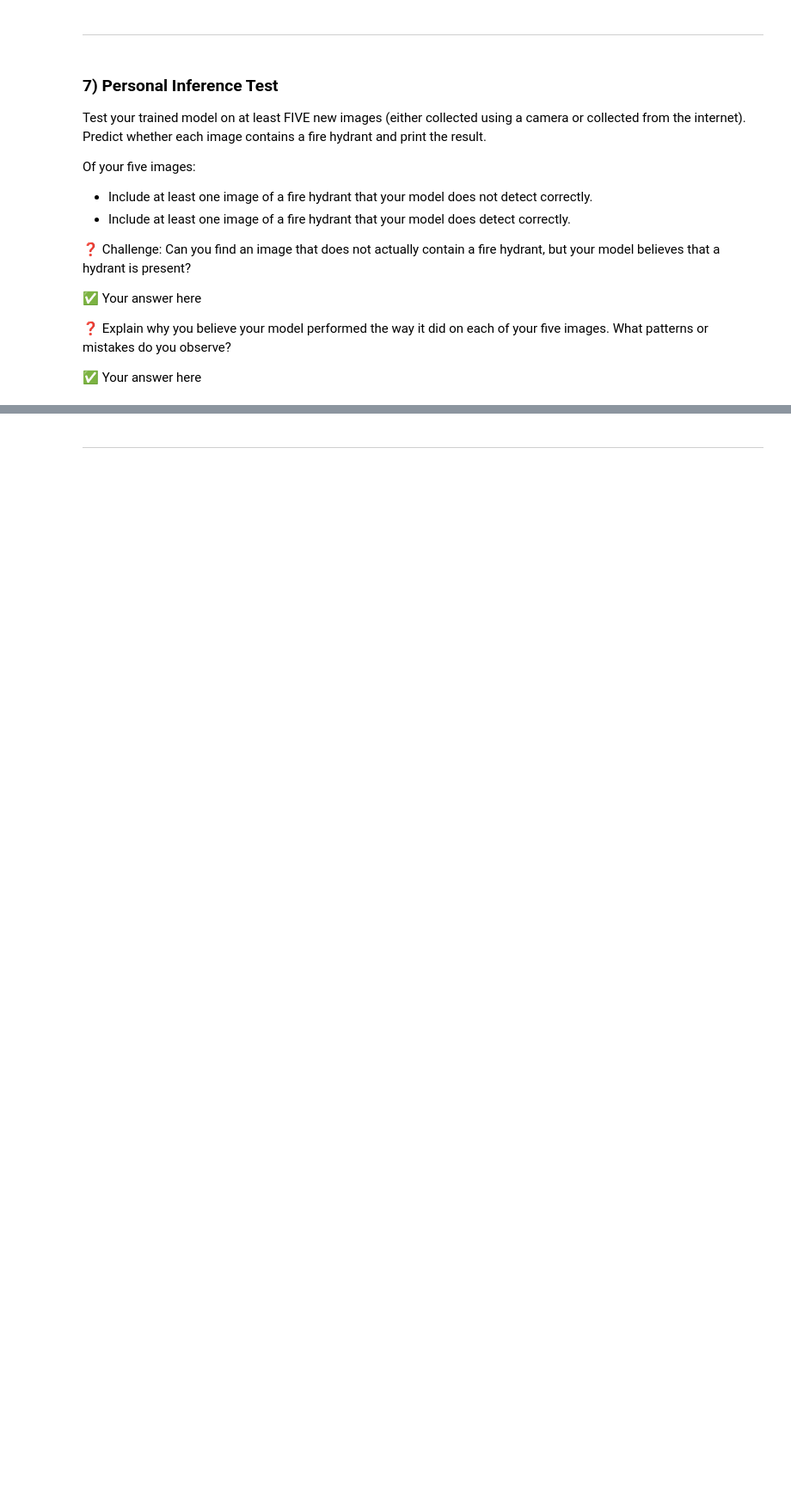
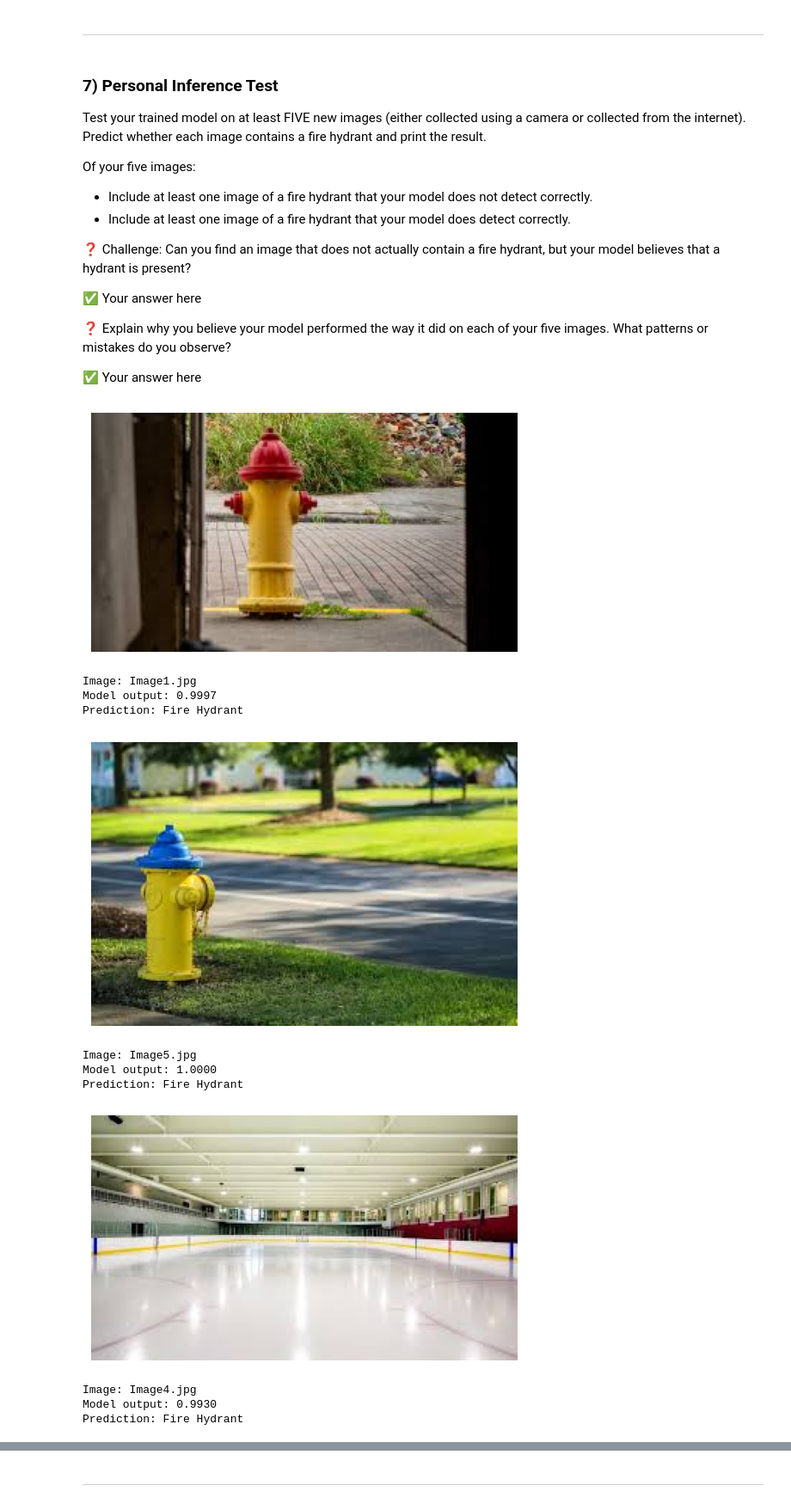
Before and after one commit to marxjoseph/SYSC4415A2, a Jupyter notebook: W2026/Assignments/A2/A2_SYSC4415_W26.ipynb, the cells around one changed output, grey strips where cells are left out. Shown at 86% size. Saved outputs shown, nothing was run; the diff lists cells and outputs as text; code cells hidden in the pictures; blank space fills up the shorter version.

```diff
--- a/W2026/Assignments/A2/A2_SYSC4415_W26.ipynb
+++ b/W2026/Assignments/A2/A2_SYSC4415_W26.ipynb
@@ -533,0 +552,40 @@ Of your five images:
+# %%
+# Get each image
+for test_image in os.listdir("/content/drive/MyDrive/Test_Images"):
+  test_image_path = os.path.join("/content/drive/MyDrive/Test_Images", test_image)
+
+  # Open image
+  image = Image.open(test_image_path)
+  image_trans = data_transforms(image).unsqueeze(0)
+
+  # Predict
+  with torch.no_grad():
+      output = models[0](image_trans)
+  pred = ""
+  if output.item() >= 0.5:
+    pred = "Fire Hydrant"
+  else:
+    pred = "No Fire Hydrant"
+
+  # Display image
+  plt.imshow(image)
+  plt.axis("off")
+  plt.show()
+
+  # Print results
+  print(f"\nImage: {test_image}")
+  print(f"Model output: {output.item():.4f}")
+  print(f"Prediction: {pred}\n")
+# %% [output]
+[figure, added]
+Image: Image1.jpg
+Model output: 0.9997
+Prediction: Fire Hydrant
+[figure, added]
+Image: Image5.jpg
+Model output: 1.0000
+Prediction: Fire Hydrant
+[figure, added]
+Image: Image4.jpg
+Model output: 0.9930
+Prediction: Fire Hydrant
```
Also changed, not shown: parts of 4 cells of this notebook.
